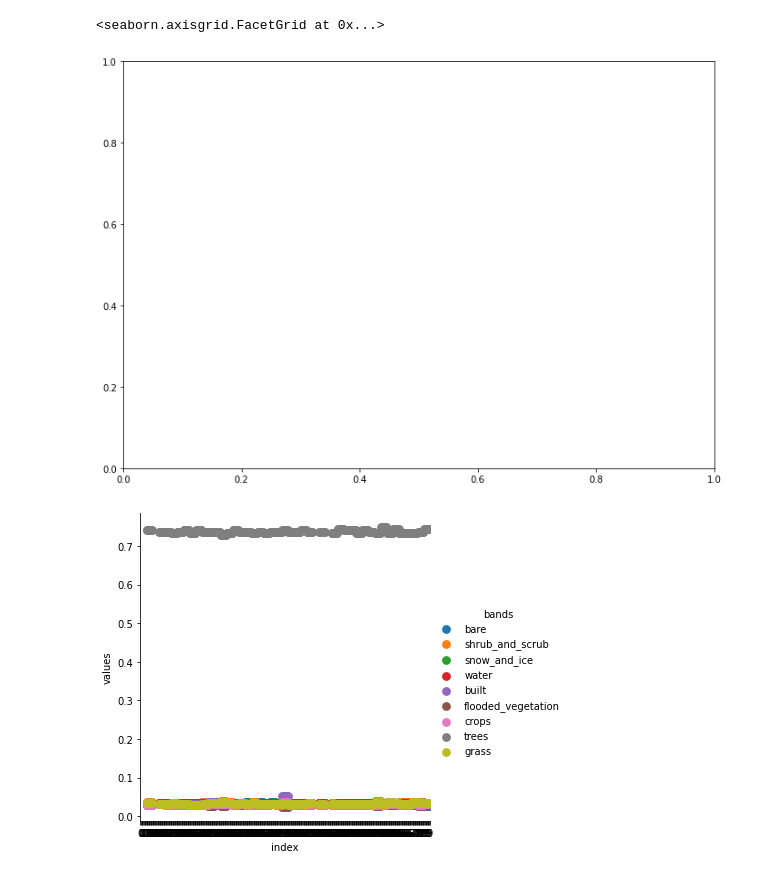
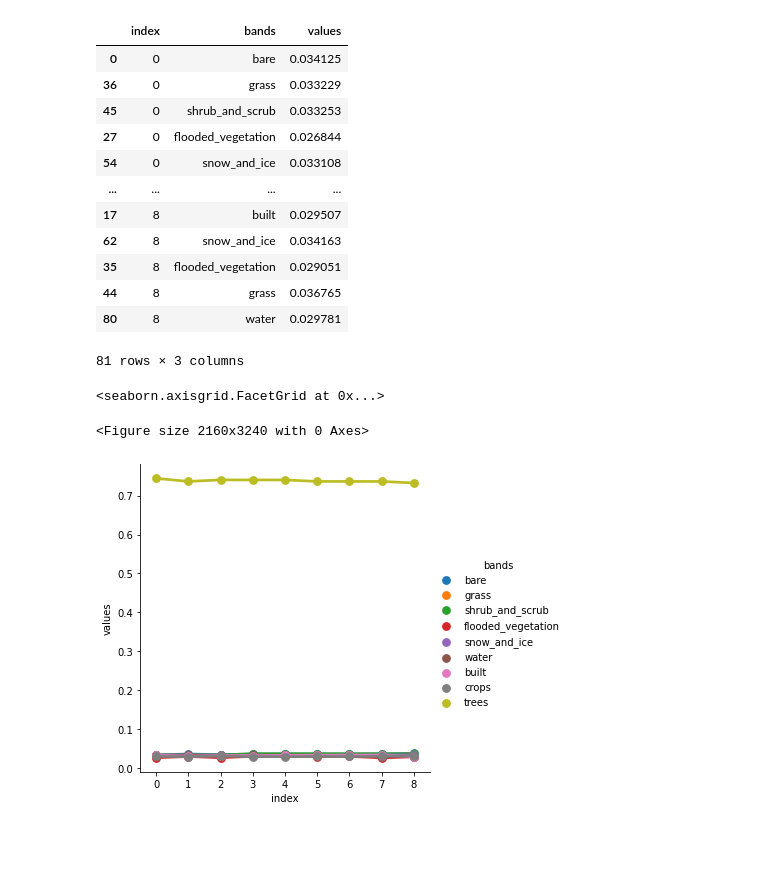
Before and after one commit to grahamclyne/rfcx, a Jupyter notebook: gee_testing.ipynb, the cells around one changed output. Saved outputs shown, nothing was run; the diff lists cells and outputs as text; code cells hidden in the pictures; blank space fills up the shorter version.

```diff
--- a/gee_testing.ipynb
+++ b/gee_testing.ipynb
@@ -108,8 +90,7 @@ reduced = tools.imagecollection.reduceEqualInterval(dwTimeSeries,interval=1,unit
 reduced_data = tools.imagecollection.getValues(
     collection=reduced,
     geometry=region,
-        reducer='mode',
-        scale=100,
+    reducer='mode',
     maxPixels=1e9,
     side='client',
     bestEffort=True)
@@ -120,5 +134,4 @@ x = x.reset_index()
 x = x.melt('index',var_name='bands',value_name='values')
 # %%
 x = x.sort_values(by=['index'])
+x = x.dropna()
-# %%
-x['index'] = int(x['index'])
@@ -138,0 +138,19 @@ x['index'] = int(x['index'])
+# %%
+import pandas as pd
+x['index'] = pd.to_numeric(x['index'])
+# %%
+x
+# %% [output]
+|  | index | bands | values |
+| 0 | 0 | bare | 0.034125 |
+| 36 | 0 | grass | 0.033229 |
+| 45 | 0 | shrub_and_scrub | 0.033253 |
+| 27 | 0 | flooded_vegetation | 0.026844 |
+| 54 | 0 | snow_and_ice | 0.033108 |
+| ... | ... | ... | ... |
+| 17 | 8 | built | 0.029507 |
+| 62 | 8 | snow_and_ice | 0.034163 |
+| 35 | 8 | flooded_vegetation | 0.029051 |
+| 44 | 8 | grass | 0.036765 |
+| 80 | 8 | water | 0.029781 |
+81 rows × 3 columns
@@ -139,10 +159,10 @@ x['index'] = int(x['index'])
 # %%
 from matplotlib import pyplot as plt
 import seaborn as sns
 
-plt.figure(figsize=(15,8))
+plt.figure(figsize=(30,45))
 sns.catplot(x='index',y='values',hue='bands',data=x,kind='point')
 # %% [output]
 <seaborn.axisgrid.FacetGrid at 0x...>
+<Figure size 2160x3240 with 0 Axes>
-[figure, old version]
+[figure, new version]
-[figure, removed]
```
Also changed, not shown: parts of 12 cells of this notebook, 4 other files.
